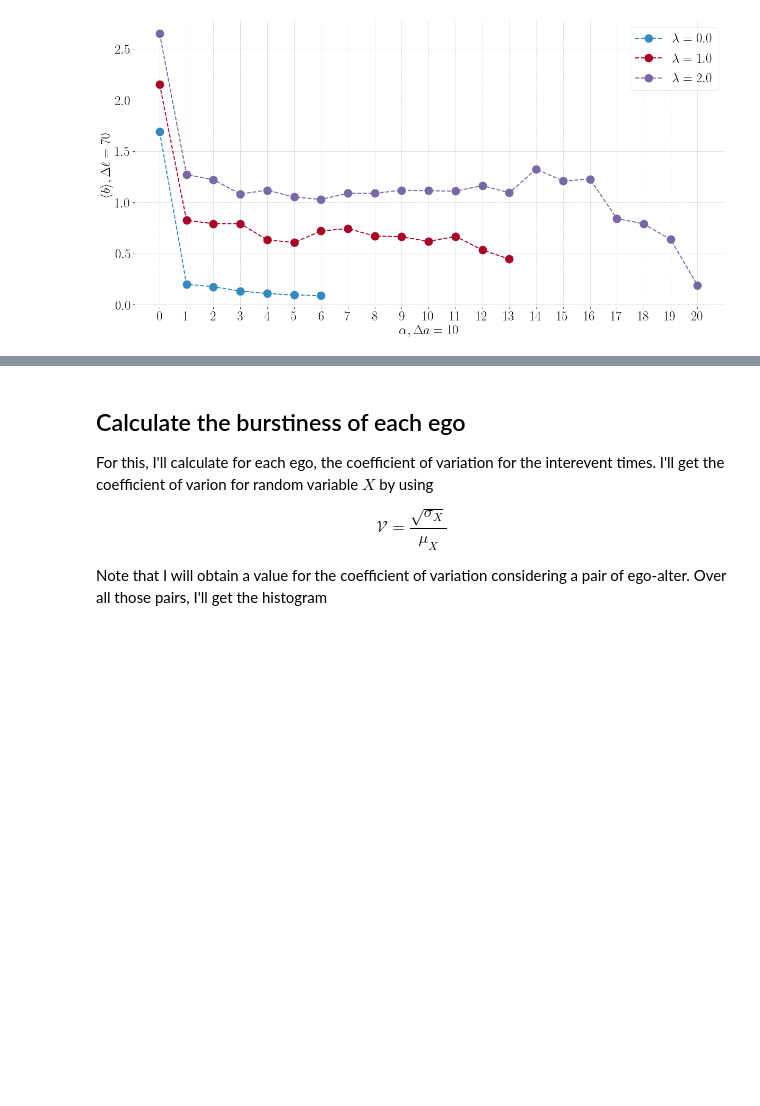
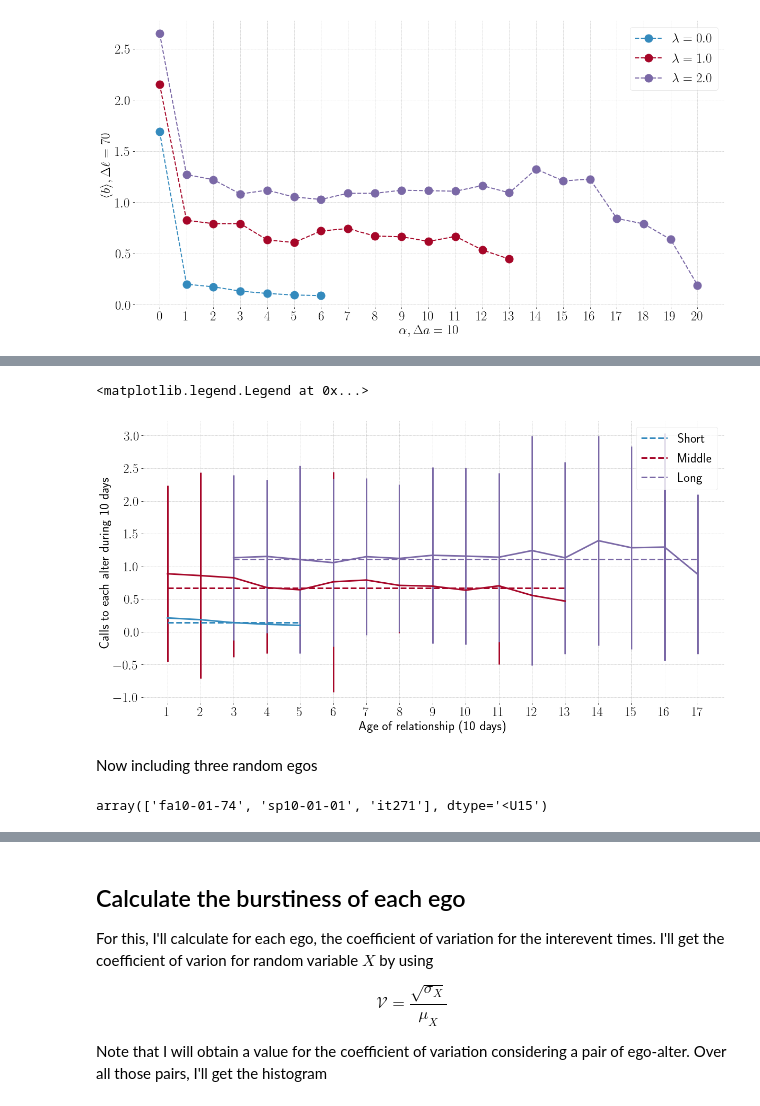
Before and after one commit to nitnelav27/comm_patterns, a Jupyter notebook: 202106.ipynb, the cells around one changed output, grey strips where cells are left out. Saved outputs shown, nothing was run; the diff lists cells and outputs as text; code cells hidden in the pictures; blank space fills up the shorter version.

```diff
--- a/202106.ipynb
+++ b/202106.ipynb
@@ -804,0 +828,4 @@ for s in updatefig1.keys():
+# %%
+for i in range(6):
+    if i in explot[0].index:
+        print(i, explot[0].at[i, 'alpha'])
@@ -804,0 +839,9 @@ for s in updatefig1.keys():
+# %%
+del alldff2['it2275']
+allegosfig1 = {}
+for ego in alldff2.keys():
+    print(ego)
+    exdff = {}
+    exdff[ego] = alldff2[ego]
+    exb = pc.get_b(exdff, 'alpha')
+    allegosfig1[ego] = pc.plot_g(exb, 'alpha')
@@ -804,0 +884,14 @@ for s in updatefig1.keys():
+# %%
+t0 = dt.datetime.now()
+stds = {}
+for lamb in range(3):
+    stds[lamb] = {}
+    limits = (int(plateaus[lamb][0]), int(plateaus[lamb][1]) + 1)
+    for i in range(limits[0], limits[1]):
+        for ego in allegosfig1.keys():
+            if lamb in allegosfig1[ego].keys():
+                df = allegosfig1[ego][lamb]
+                if i in df.index:
+                    stds[lamb][i] = stds[lamb].get(i, [])
+                    stds[lamb][i].append(df.at[i, 'alpha'])
+print(f'Took {dt.datetime.now() - t0}')
@@ -804,0 +924,20 @@ for s in updatefig1.keys():
+# %%
+plt.xlabel("Age of relationship (10 days)")
+plt.ylabel('Calls to each alter during 10 days')
+plt.xticks(range(1, 18))
+#plt.ylim(0, 1.5)
+for lamb in updatefig1.keys():
+    plt.plot(range(int(plateaus[lamb][0]), int(plateaus[lamb][1]) + 1), [plateaus[lamb][2] for i in range(int(plateaus[lamb][0]), int(plateaus[lamb][1]) + 1)], marker="", ls="--", lw=3, c=colors[int(lamb)], label=f"{['Short', 'Middle', 'Long'][int(lamb)]}")
+    plt.errorbar(stds[lamb].keys(), [y[0] for y in stds[lamb].values()], #yerr=[y[1] for y in stds[lamb].values()],
+                 marker="", ls="-", lw=3, c=colors[int(lamb)])
+plt.legend()
+# %% [output]
+<matplotlib.legend.Legend at 0x...>
+[figure, added]
+# %% [markdown]
+Now including three random egos
+# %%
+randegos = np.random.choice(list(allegosfig1.keys()), size=3)
+randegos
+# %% [output]
+array(['fa10-01-74', 'sp10-01-01', 'it271'], dtype='<U15')
```
Also changed, not shown: parts of 34 cells of this notebook, 3 other files.
